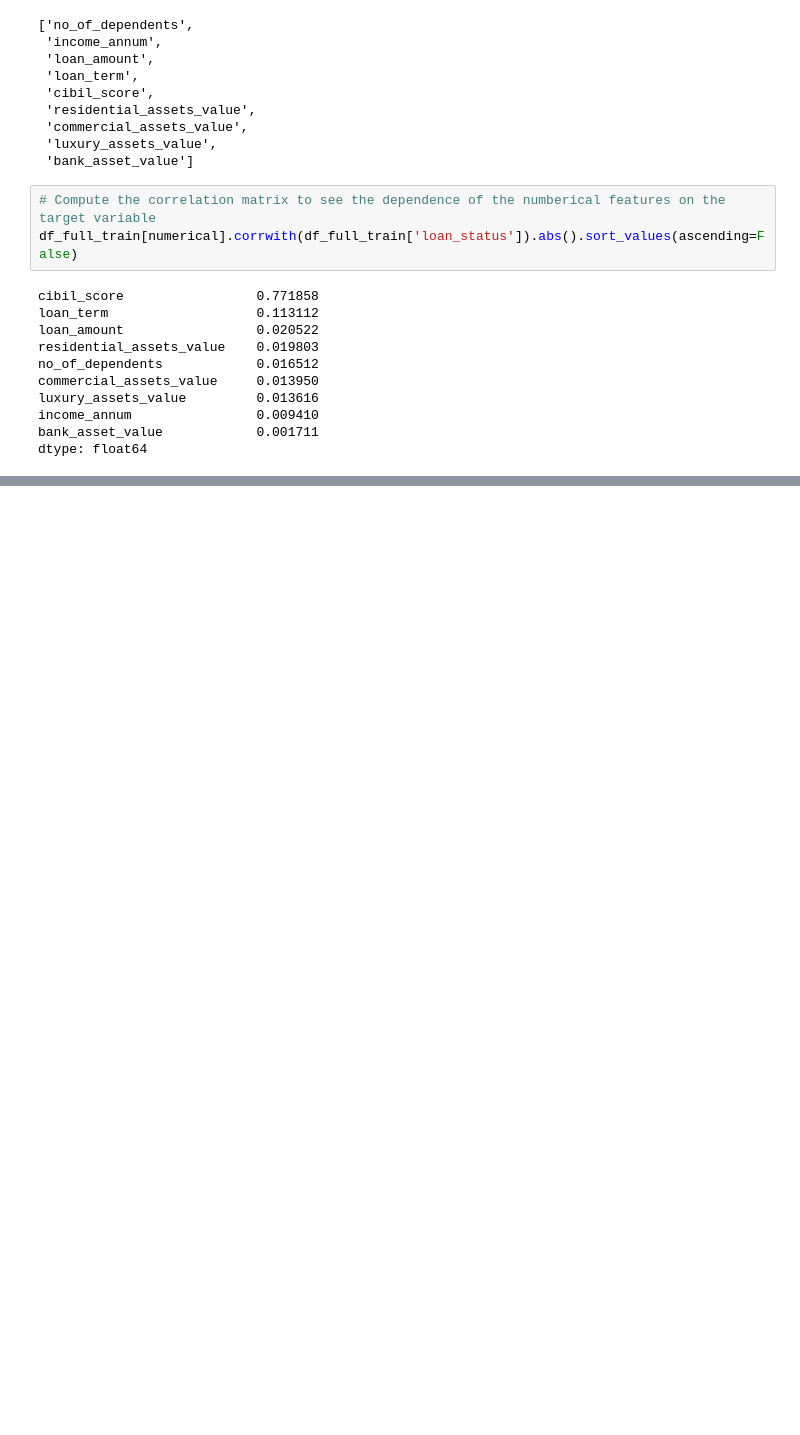
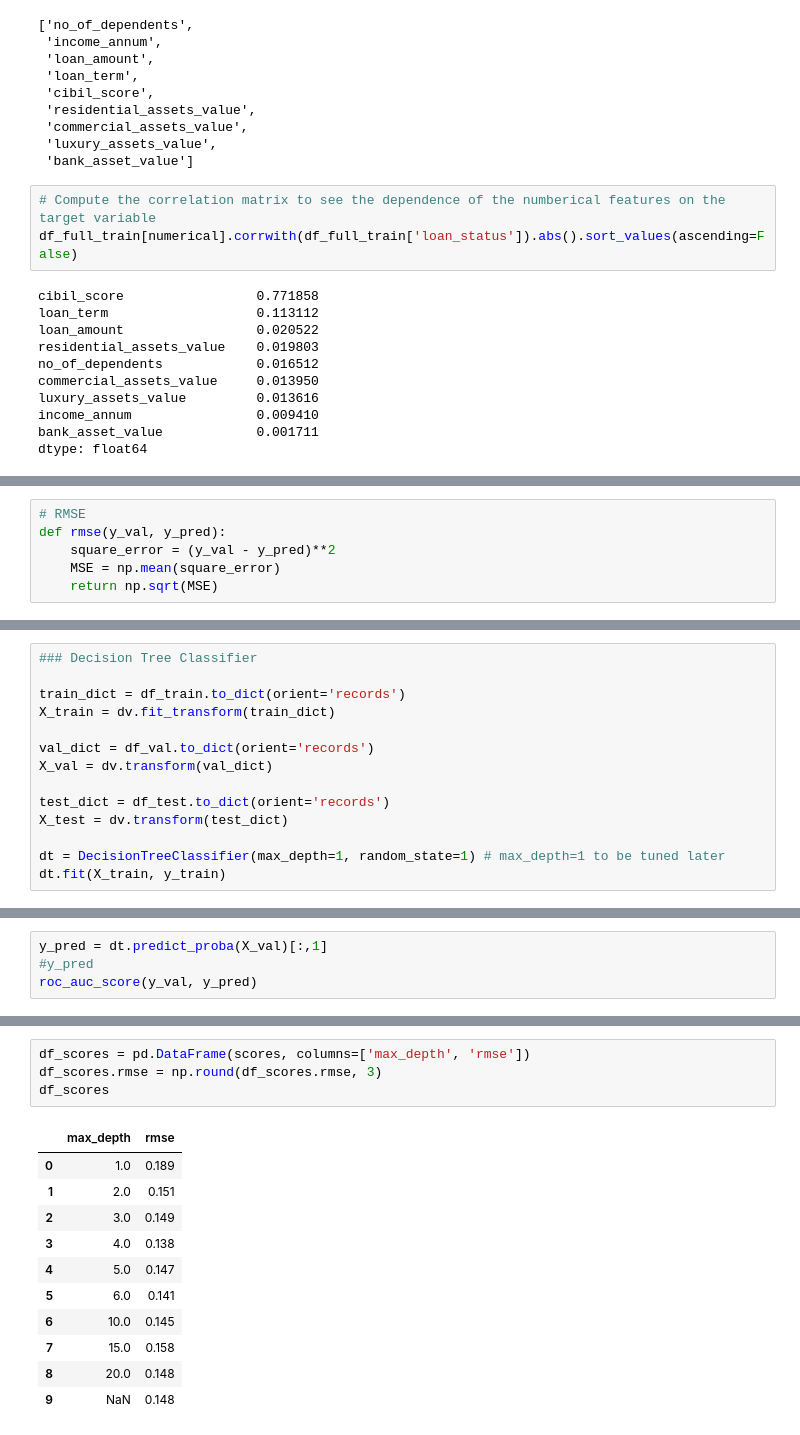
Before and after one commit to n-a-peter/MLZ-midterm, a Jupyter notebook: loan_approval.ipynb, the cells around one changed output, grey strips where cells are left out. Cells and saved outputs as stored; diff of their text form; blank space fills up the shorter version.

```diff
--- a/loan_approval.ipynb
+++ b/loan_approval.ipynb
@@ -294,0 +354,6 @@ dtype: float64
+# %%
+# RMSE
+def rmse(y_val, y_pred):
+    square_error = (y_val - y_pred)**2
+    MSE = np.mean(square_error)
+    return np.sqrt(MSE)
@@ -294,0 +490,14 @@ dtype: float64
+# %%
+### Decision Tree Classifier
+
+train_dict = df_train.to_dict(orient='records')
+X_train = dv.fit_transform(train_dict)
+
+val_dict = df_val.to_dict(orient='records')
+X_val = dv.transform(val_dict)
+
+test_dict = df_test.to_dict(orient='records')
+X_test = dv.transform(test_dict)
+
+dt = DecisionTreeClassifier(max_depth=1, random_state=1) # max_depth=1 to be tuned later
+dt.fit(X_train, y_train)
@@ -294,0 +506,4 @@ dtype: float64
+# %%
+y_pred = dt.predict_proba(X_val)[:,1]
+#y_pred
+roc_auc_score(y_val, y_pred)
@@ -294,0 +540,16 @@ dtype: float64
+# %%
+df_scores = pd.DataFrame(scores, columns=['max_depth', 'rmse'])
+df_scores.rmse = np.round(df_scores.rmse, 3)
+df_scores
+# %% [output]
+|  | max_depth | rmse |
+| 0 | 1.0 | 0.189 |
+| 1 | 2.0 | 0.151 |
+| 2 | 3.0 | 0.149 |
+| 3 | 4.0 | 0.138 |
+| 4 | 5.0 | 0.147 |
+| 5 | 6.0 | 0.141 |
+| 6 | 10.0 | 0.145 |
+| 7 | 15.0 | 0.158 |
+| 8 | 20.0 | 0.148 |
+| 9 | NaN | 0.148 |
```
Also changed, not shown: parts of 41 cells of this notebook, 4 other files.
